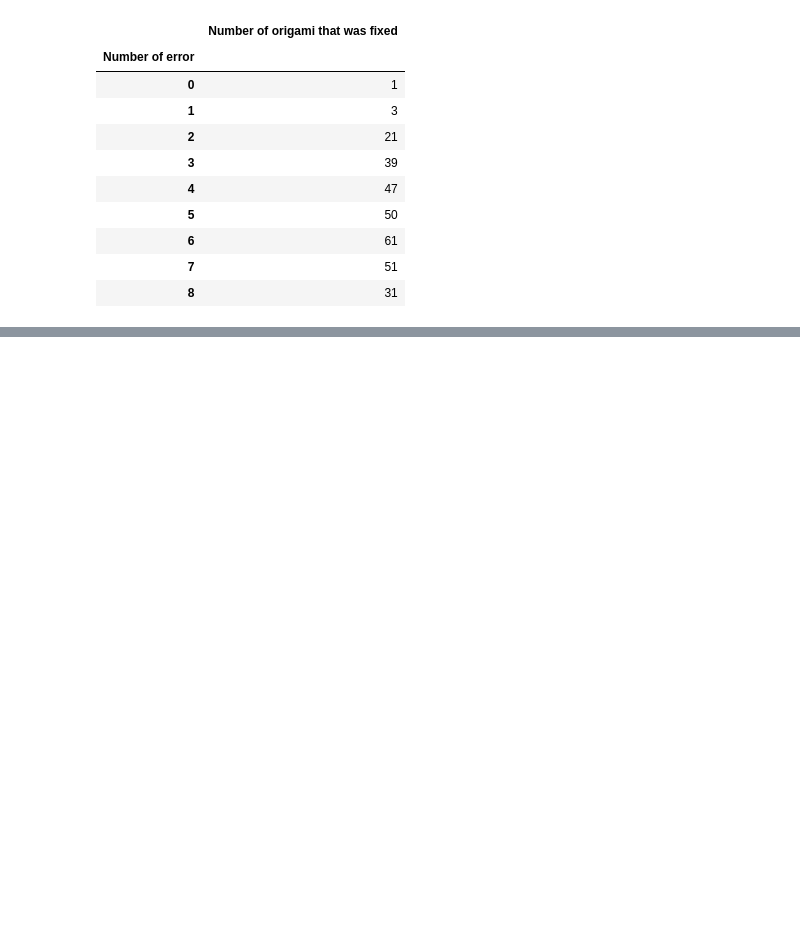
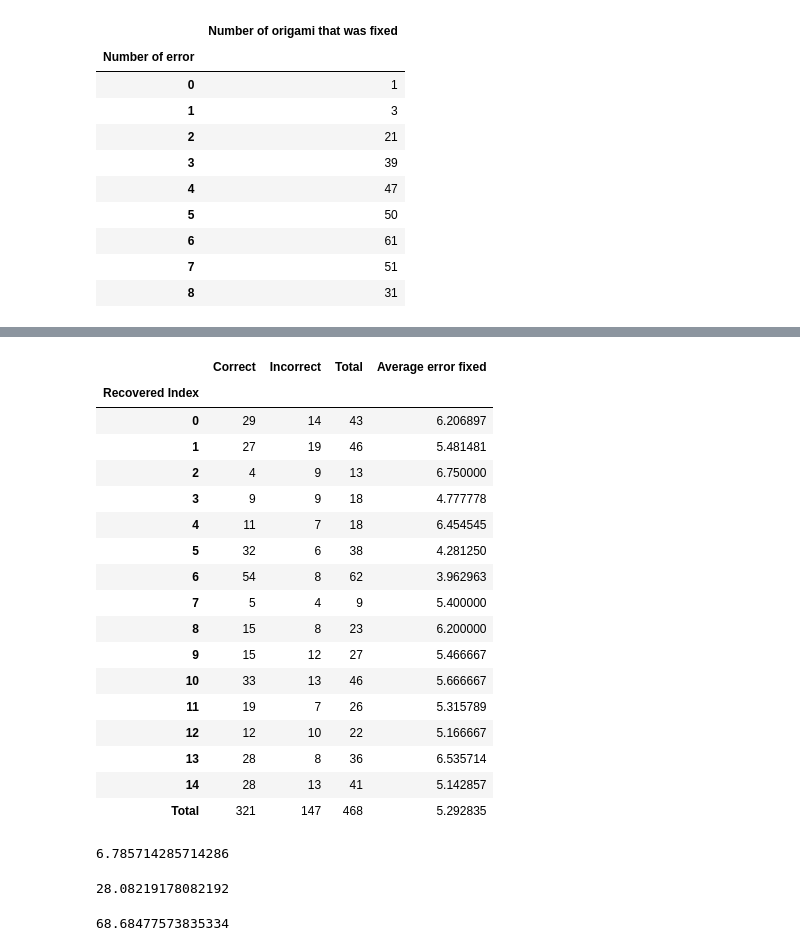
Before and after one commit to gmortuza/dissertation, a Jupyter notebook: others/dnam_wetlab.ipynb, the cells around one changed output, grey strips where cells are left out. Drawn from its saved outputs; the diff is of its cells as text; code cells hidden in the pictures; blank space fills up the shorter version.

```diff
--- a/others/dnam_wetlab.ipynb
+++ b/others/dnam_wetlab.ipynb
@@ -339,0 +395,33 @@ print_individual_error(combine_error_location_details, combined_number_of_one)
+# %%
+r1_with_intensity_result
+# %% [output]
+|  | Correct | Incorrect | Total | Average error fixed |
+| Recovered Index |  |  |  |  |
+| 0 | 29 | 14 | 43 | 6.206897 |
+| 1 | 27 | 19 | 46 | 5.481481 |
+| 2 | 4 | 9 | 13 | 6.750000 |
+| 3 | 9 | 9 | 18 | 4.777778 |
+| 4 | 11 | 7 | 18 | 6.454545 |
+| 5 | 32 | 6 | 38 | 4.281250 |
+| 6 | 54 | 8 | 62 | 3.962963 |
+| 7 | 5 | 4 | 9 | 5.400000 |
+| 8 | 15 | 8 | 23 | 6.200000 |
+| 9 | 15 | 12 | 27 | 5.466667 |
+| 10 | 33 | 13 | 46 | 5.666667 |
+| 11 | 19 | 7 | 26 | 5.315789 |
+| 12 | 12 | 10 | 22 | 5.166667 |
+| 13 | 28 | 8 | 36 | 6.535714 |
+| 14 | 28 | 13 | 41 | 5.142857 |
+| Total | 321 | 147 | 468 | 5.292835 |
+# %%
+true_positive_increase
+# %% [output]
+6.785714285714286
+# %%
+false_positive_decrease
+# %% [output]
+28.08219178082192
+# %%
+steps_change
+# %% [output]
+68.68477573835334
```
Also changed, not shown: parts of 12 cells of this notebook, 11 other files.
